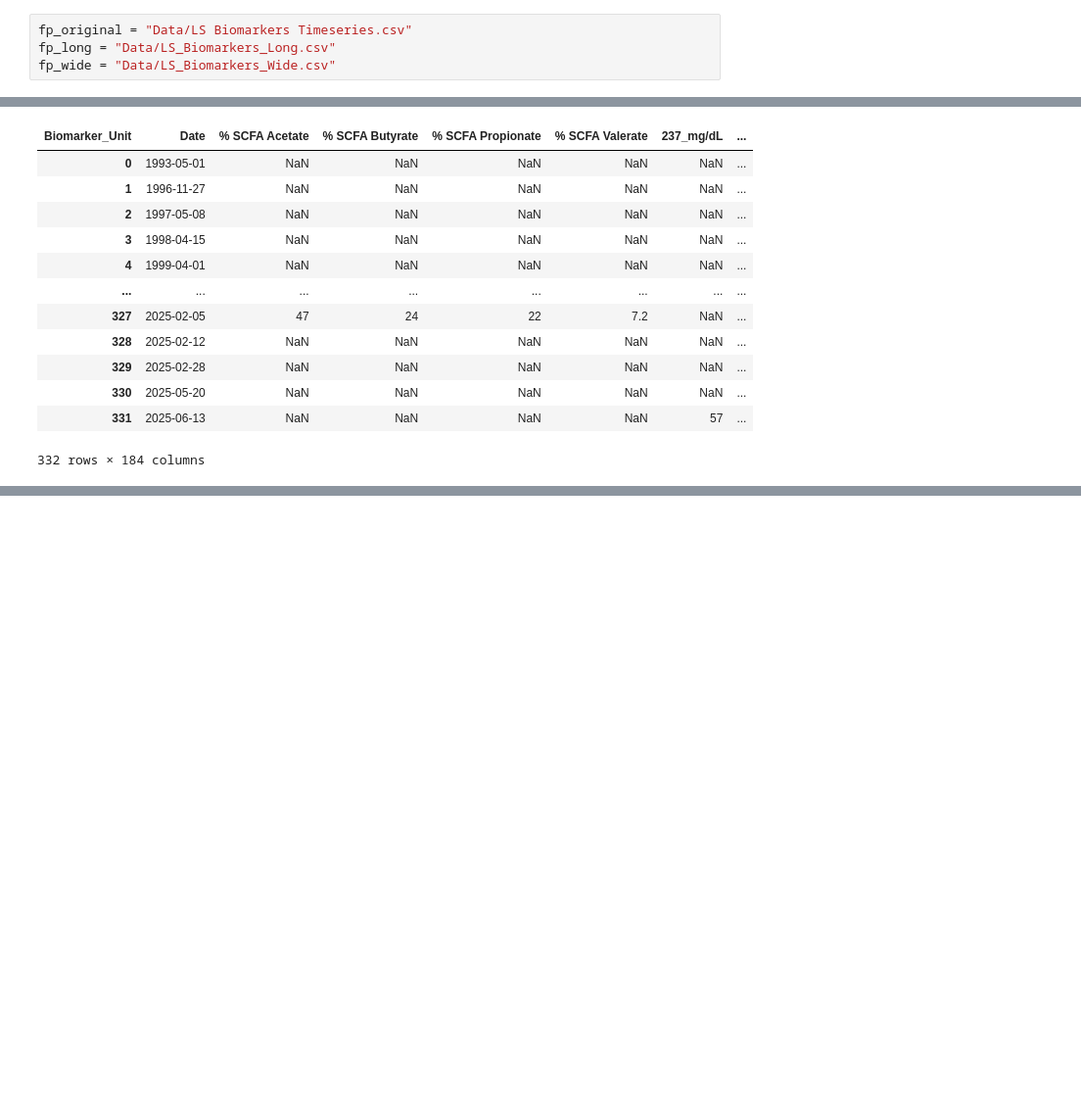
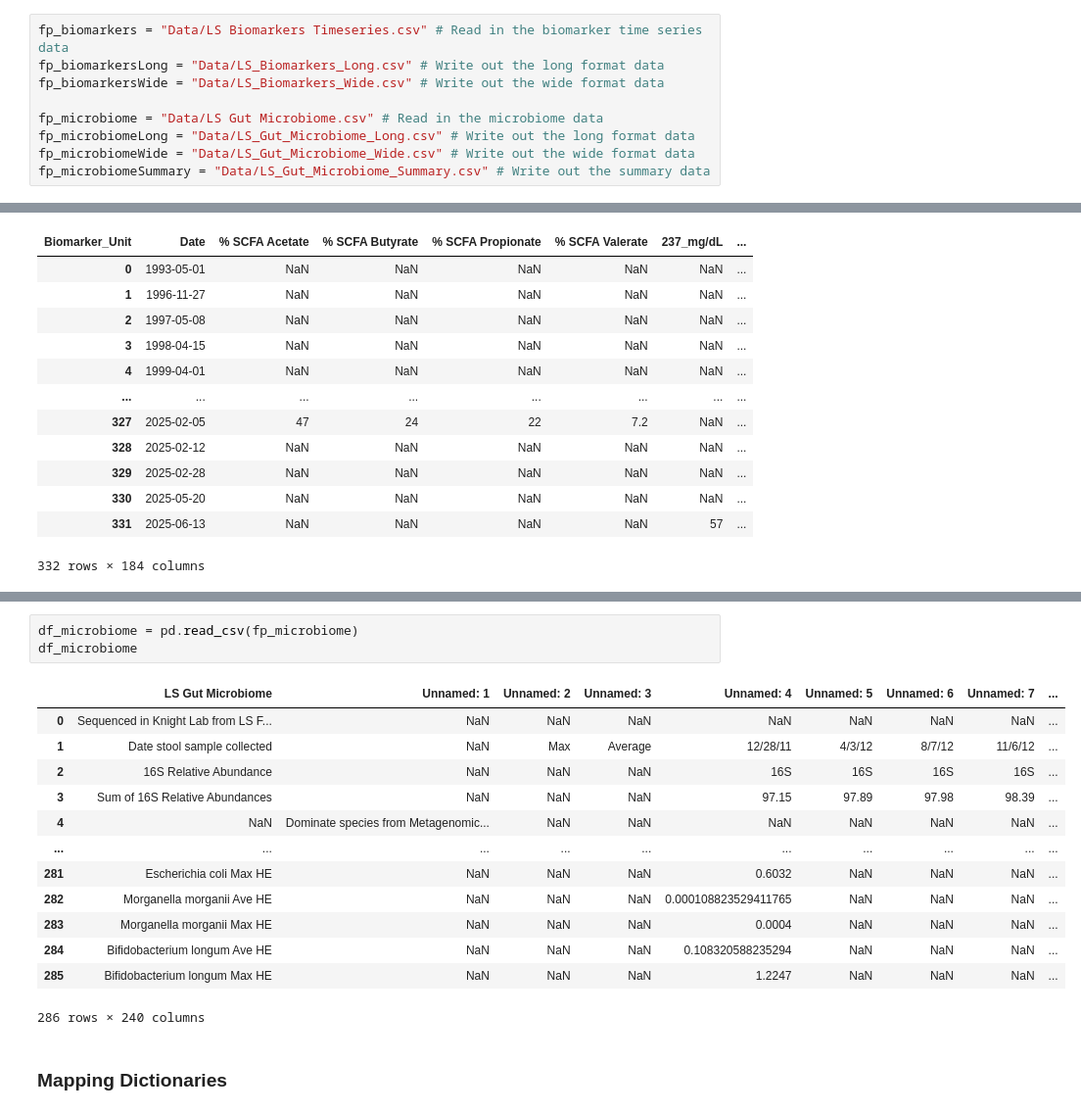
Before and after one commit to holliwood8/LargeLarryModelers, a Jupyter notebook: BioDiary_LS_tableConversion.ipynb, the cells around one changed output, grey strips where cells are left out. Shown at 98% size. Saved outputs shown, nothing was run; the diff lists cells and outputs as text; blank space fills up the shorter version.

Commit message:
Started Formating Microbiome Data

```diff
--- a/BioDiary_LS_tableConversion.ipynb
+++ b/BioDiary_LS_tableConversion.ipynb
@@ -1,7 +1,12 @@
 # %%
 import pandas as pd
 # %%
-fp_original = "Data/LS Biomarkers Timeseries.csv"
-fp_long = "Data/LS_Biomarkers_Long.csv"
-fp_wide = "Data/LS_Biomarkers_Wide.csv"
+fp_biomarkers = "Data/LS Biomarkers Timeseries.csv" # Read in the biomarker time series data
+fp_biomarkersLong = "Data/LS_Biomarkers_Long.csv" # Write out the long format data
+fp_biomarkersWide = "Data/LS_Biomarkers_Wide.csv" # Write out the wide format data
+
+fp_microbiome = "Data/LS Gut Microbiome.csv" # Read in the microbiome data
+fp_microbiomeLong = "Data/LS_Gut_Microbiome_Long.csv" # Write out the long format data
+fp_microbiomeWide = "Data/LS_Gut_Microbiome_Wide.csv" # Write out the wide format data
+fp_microbiomeSummary = "Data/LS_Gut_Microbiome_Summary.csv" # Write out the summary data
 # %%
@@ -986,0 +997,19 @@ Saved Data/LS_Biomarkers_Wide.csv
+# %%
+df_microbiome = pd.read_csv(fp_microbiome)
+df_microbiome
+# %% [output]
+|  | LS Gut Microbiome | Unnamed: 1 | Unnamed: 2 | Unnamed: 3 | Unnamed: 4 | Unnamed: 5 | Unnamed: 6 | Unnamed: 7 | ... |
+| 0 | Sequenced in Knight Lab from LS F... | NaN | NaN | NaN | NaN | NaN | NaN | NaN | ... |
+| 1 | Date stool sample collected | NaN | Max | Average | 12/28/11 | 4/3/12 | 8/7/12 | 11/6/12 | ... |
+| 2 | 16S Relative Abundance | NaN | NaN | NaN | 16S | 16S | 16S | 16S | ... |
+| 3 | Sum of 16S Relative Abundances | NaN | NaN | NaN | 97.15 | 97.89 | 97.98 | 98.39 | ... |
+| 4 | NaN | Dominate species from Metagenomic... | NaN | NaN | NaN | NaN | NaN | NaN | ... |
+| ... | ... | ... | ... | ... | ... | ... | ... | ... | ... |
+| 281 | Escherichia coli Max HE | NaN | NaN | NaN | 0.6032 | NaN | NaN | NaN | ... |
+| 282 | Morganella morganii Ave HE | NaN | NaN | NaN | 0.000108823529411765 | NaN | NaN | NaN | ... |
+| 283 | Morganella morganii Max HE | NaN | NaN | NaN | 0.0004 | NaN | NaN | NaN | ... |
+| 284 | Bifidobacterium longum Ave HE | NaN | NaN | NaN | 0.108320588235294 | NaN | NaN | NaN | ... |
+| 285 | Bifidobacterium longum Max HE | NaN | NaN | NaN | 1.2247 | NaN | NaN | NaN | ... |
+286 rows × 240 columns
+# %% [markdown]
+### Mapping Dictionaries
```
Also changed, not shown: parts of 9 cells of this notebook, 1 other file.
